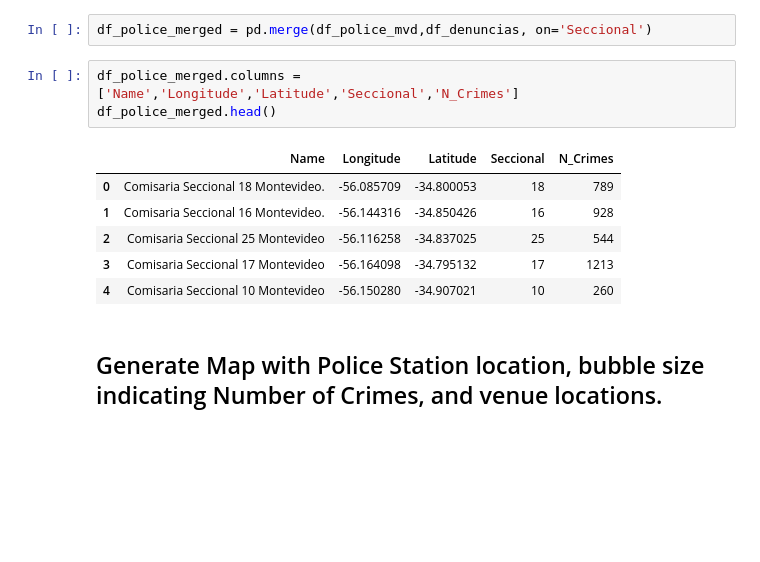
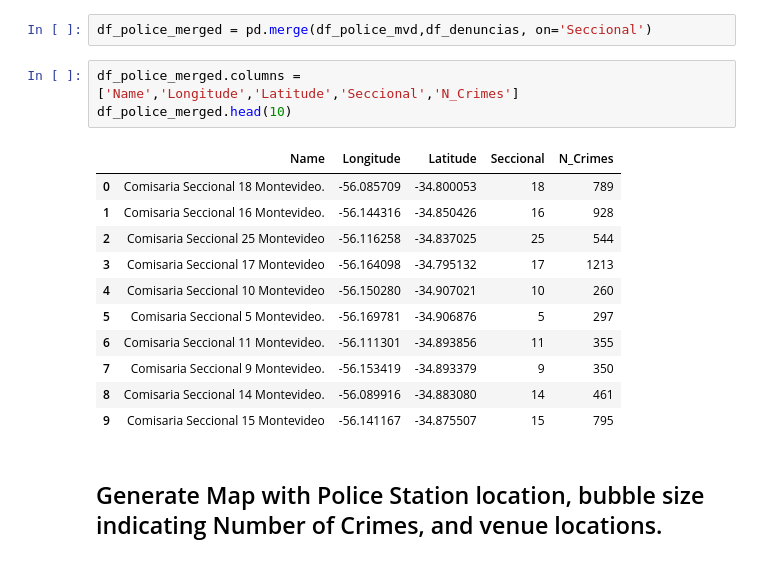
Before and after one commit to Puma1387/Coursera_Capstone, a Jupyter notebook: Final_project.ipynb, the cells around one changed output. Drawn from its saved outputs; the diff is of its cells as text; blank space fills up the shorter version.

```diff
--- a/Final_project.ipynb
+++ b/Final_project.ipynb
@@ -270,14 +289,19 @@ df_denuncias.head()
 df_police_merged = pd.merge(df_police_mvd,df_denuncias, on='Seccional')
 # %%
 df_police_merged.columns = ['Name','Longitude','Latitude','Seccional','N_Crimes']
-df_police_merged.head()
+df_police_merged.head(10)
 # %% [output]
 |  | Name | Longitude | Latitude | Seccional | N_Crimes |
 | 0 | Comisaria Seccional 18 Montevideo. | -56.085709 | -34.800053 | 18 | 789 |
 | 1 | Comisaria Seccional 16 Montevideo. | -56.144316 | -34.850426 | 16 | 928 |
 | 2 | Comisaria Seccional 25 Montevideo | -56.116258 | -34.837025 | 25 | 544 |
 | 3 | Comisaria Seccional 17 Montevideo | -56.164098 | -34.795132 | 17 | 1213 |
 | 4 | Comisaria Seccional 10 Montevideo | -56.150280 | -34.907021 | 10 | 260 |
+| 5 | Comisaria Seccional 5 Montevideo. | -56.169781 | -34.906876 | 5 | 297 |
+| 6 | Comisaria Seccional 11 Montevideo. | -56.111301 | -34.893856 | 11 | 355 |
+| 7 | Comisaria Seccional 9 Montevideo. | -56.153419 | -34.893379 | 9 | 350 |
+| 8 | Comisaria Seccional 14 Montevideo. | -56.089916 | -34.883080 | 14 | 461 |
+| 9 | Comisaria Seccional 15 Montevideo | -56.141167 | -34.875507 | 15 | 795 |
 # %% [markdown]
 ## Generate Map with Police Station location, bubble size indicating Number of Crimes, and venue locations.
 # %%
```
Also changed, not shown: parts of 5 cells of this notebook.
